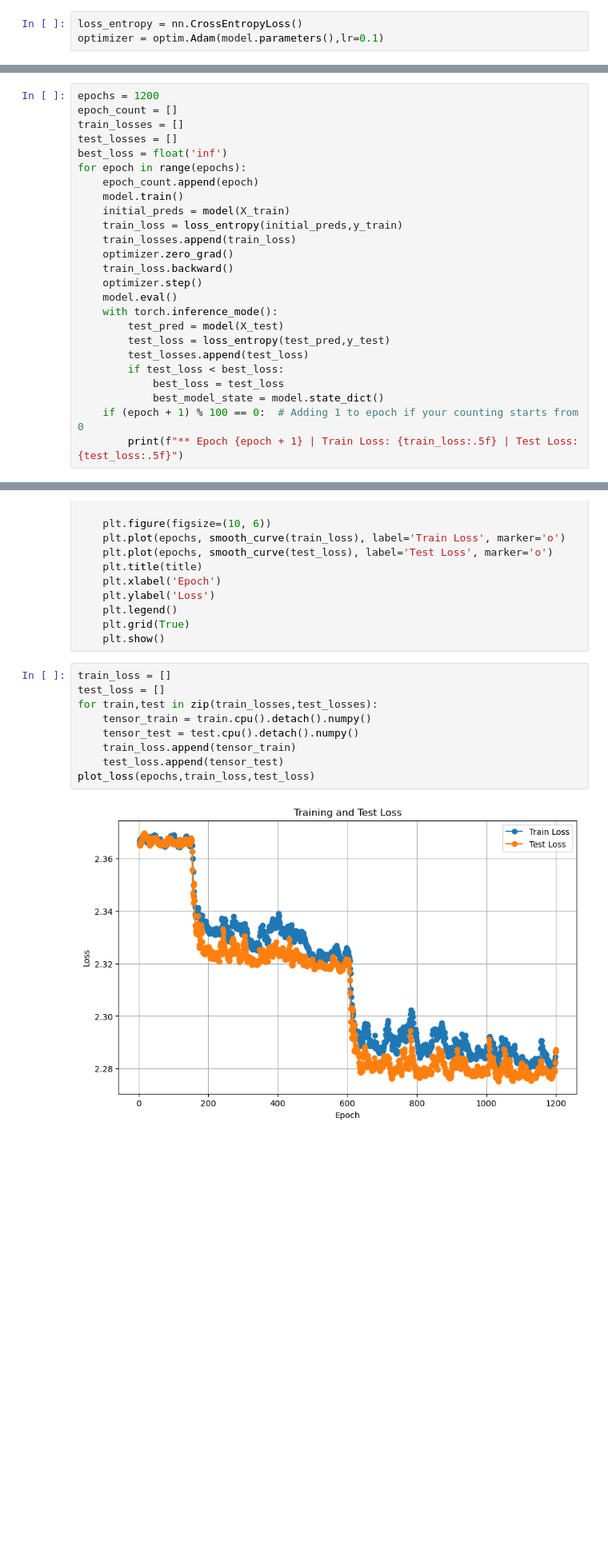
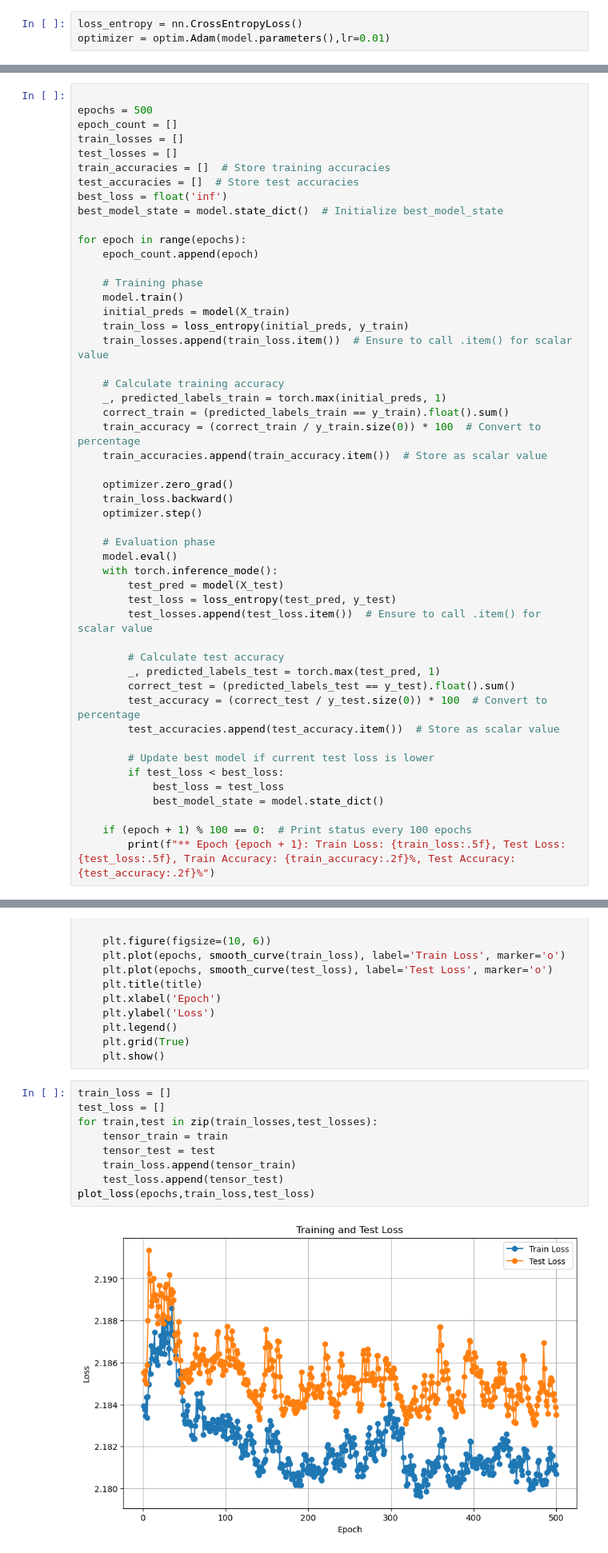
Before and after one commit to Sam1brahim/Language-Identification-text-with-Pytorch-, a Jupyter notebook: Language Identification with Pytorch.ipynb, the cells around one changed output, grey strips where cells are left out. Shown: that part at 80% size. Cells and saved outputs as stored; diff of their text form; blank space fills up the shorter version.

```diff
--- a/Language Identification with Pytorch.ipynb
+++ b/Language Identification with Pytorch.ipynb
@@ -225,4 +218,4 @@ model = nn.Sequential(
 model = model.to(device)
 # %%
 loss_entropy = nn.CrossEntropyLoss()
-optimizer = optim.Adam(model.parameters(),lr=0.1)
+optimizer = optim.Adam(model.parameters(),lr=0.01)
@@ -249,26 +245,51 @@ Sequential(
 # %%
-epochs = 1200
+
+epochs = 500
 epoch_count = []
 train_losses = []
 test_losses = []
+train_accuracies = []  # Store training accuracies
+test_accuracies = []  # Store test accuracies
 best_loss = float('inf')
+best_model_state = model.state_dict()  # Initialize best_model_state
+
 for epoch in range(epochs):
     epoch_count.append(epoch)
+
+    # Training phase
     model.train()
     initial_preds = model(X_train)
-    train_loss = loss_entropy(initial_preds,y_train)
-    train_losses.append(train_loss)
+    train_loss = loss_entropy(initial_preds, y_train)
+    train_losses.append(train_loss.item())  # Ensure to call .item() for scalar value
+
+    # Calculate training accuracy
+    _, predicted_labels_train = torch.max(initial_preds, 1)
+    correct_train = (predicted_labels_train == y_train).float().sum()
+    train_accuracy = (correct_train / y_train.size(0)) * 100  # Convert to percentage
+    train_accuracies.append(train_accuracy.item())  # Store as scalar value
+
     optimizer.zero_grad()
     train_loss.backward()
     optimizer.step()
+
+    # Evaluation phase
     model.eval()
     with torch.inference_mode():
         test_pred = model(X_test)
-        test_loss = loss_entropy(test_pred,y_test)
-        test_losses.append(test_loss)
+        test_loss = loss_entropy(test_pred, y_test)
+        test_losses.append(test_loss.item())  # Ensure to call .item() for scalar value
+
+        # Calculate test accuracy
+        _, predicted_labels_test = torch.max(test_pred, 1)
+        correct_test = (predicted_labels_test == y_test).float().sum()
+        test_accuracy = (correct_test / y_test.size(0)) * 100  # Convert to percentage
+        test_accuracies.append(test_accuracy.item())  # Store as scalar value
+
+        # Update best model if current test loss is lower
         if test_loss < best_loss:
             best_loss = test_loss
             best_model_state = model.state_dict()
-    if (epoch + 1) % 100 == 0:  # Adding 1 to epoch if your counting starts from 0
-        print(f"** Epoch {epoch + 1} | Train Loss: {train_loss:.5f} | Test Loss: {test_loss:.5f}")
+
+    if (epoch + 1) % 100 == 0:  # Print status every 100 epochs
+        print(f"** Epoch {epoch + 1}: Train Loss: {train_loss:.5f}, Test Loss: {test_loss:.5f}, Train Accuracy: {train_accuracy:.2f}%, Test Accuracy: {test_accuracy:.2f}%")
 # %% [output]
@@ -401,14 +425,14 @@ def plot_loss(epochs, train_loss, test_loss, title='Training and Test Loss', smo
 # %%
 train_loss = []
 test_loss = []
 for train,test in zip(train_losses,test_losses):
-    tensor_train = train.cpu().detach().numpy()
-    tensor_test = test.cpu().detach().numpy()
+    tensor_train = train
+    tensor_test = test
     train_loss.append(tensor_train)
     test_loss.append(tensor_test)
 plot_loss(epochs,train_loss,test_loss)
 # %% [output]
-[figure, old version]
+[figure, new version]
 # %%
 # saving model's parameter's in Local Machine
 model_save_path = 'D:\\Master 2 TAL\\Neural networks\\project\\models\\my_model.pth'
```
Also changed, not shown: parts of 12 cells of this notebook.
